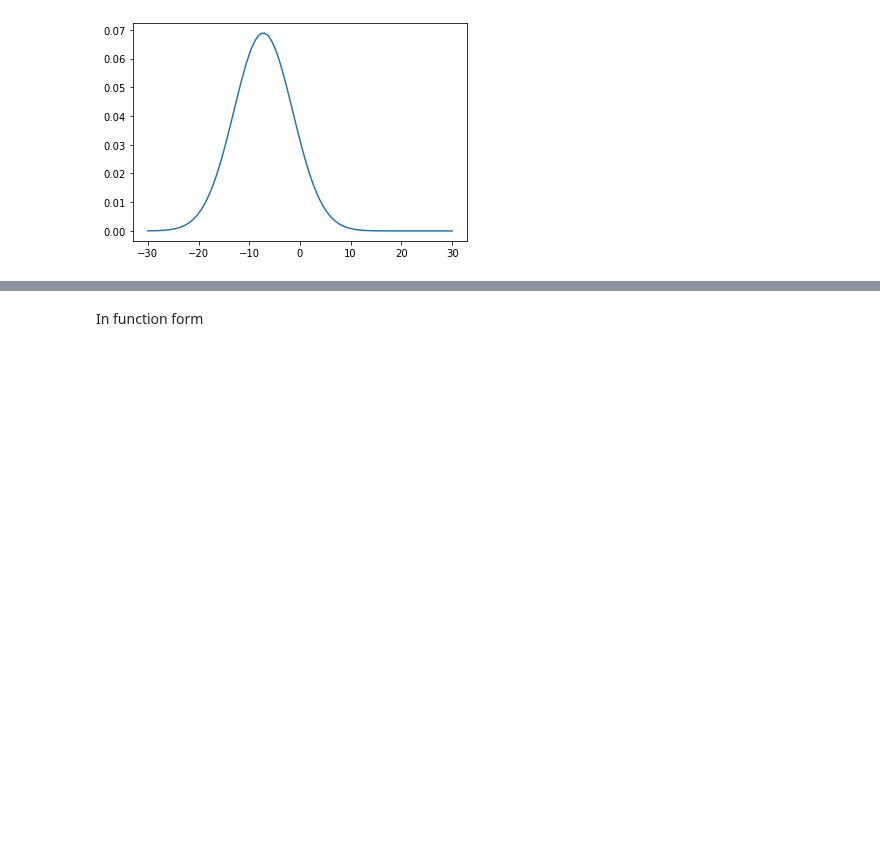
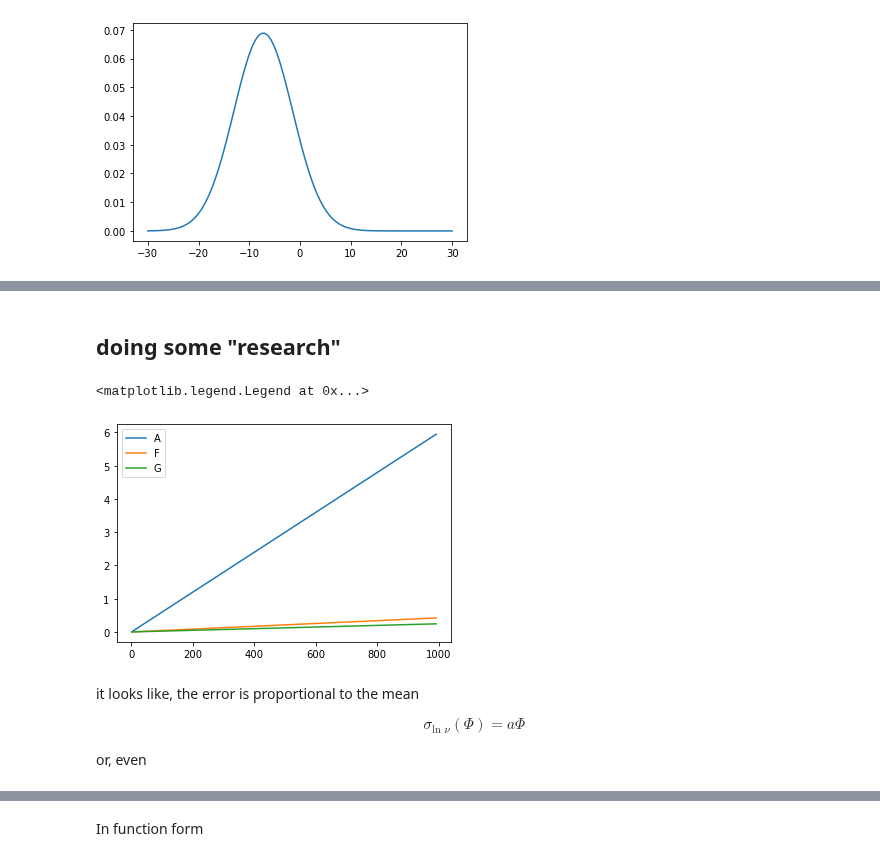
Before and after one commit to Alisyaifudin/Thesis-Project, a Jupyter notebook: 4. Gravity/4.2. Uncertainty.ipynb, the cells around one changed output, grey strips where cells are left out. Drawn from its saved outputs; the diff is of its cells as text; code cells hidden in the pictures; blank space fills up the shorter version.

```diff
--- a/4. Gravity/4.2. Uncertainty.ipynb
+++ b/4. Gravity/4.2. Uncertainty.ipynb
@@ -206,0 +243,16 @@ plt.plot(ws, fdist_pdf(ws, sigma_v, w0))
+# %% [markdown]
+## doing some "research"
+# %%
+for c in ["A", "F", "G"]:
+  plt.plot(phis[1::10], logNus_std[c][1::10],label=c)
+plt.legend()
+# %% [output]
+<matplotlib.legend.Legend at 0x...>
+[figure, added]
+# %% [markdown]
+it looks like, the error is proportional to the mean
+\begin{aligned}
+  \sigma_{\text{ln }\nu}(\Phi) = a \Phi
+\end{aligned}
+
+or, even
```
Also changed, not shown: parts of 52 cells of this notebook, 2 other files.
